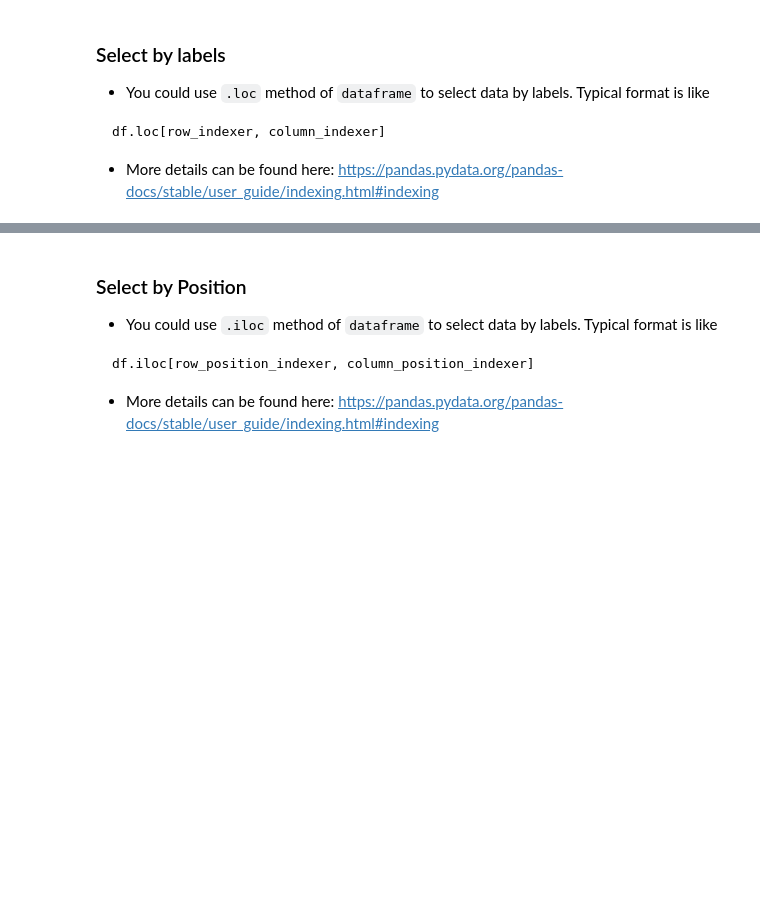
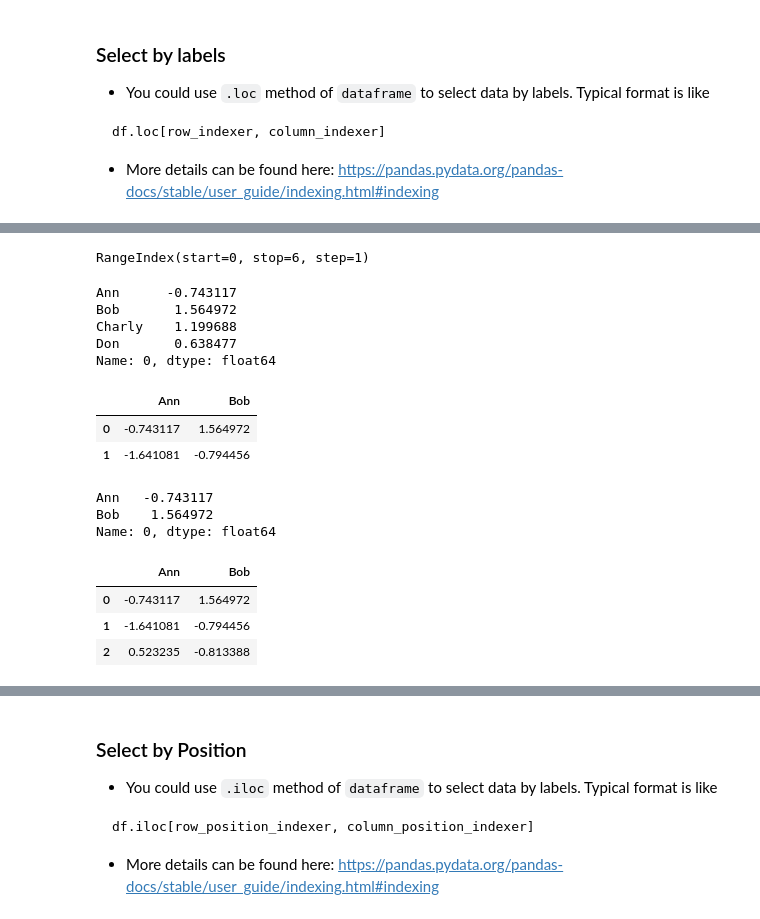
Before and after one commit to xiangshiyin/data-programming-with-python, a Jupyter notebook: 2023-fall/2023-09-19/notebook/code_demo.ipynb, the cells around one changed output, grey strips where cells are left out. Cells and saved outputs as stored; diff of their text form; code cells hidden in the pictures; blank space fills up the shorter version.

```diff
--- a/2023-fall/2023-09-19/notebook/code_demo.ipynb
+++ b/2023-fall/2023-09-19/notebook/code_demo.ipynb
@@ -541,3 +684,0 @@ dates[:6]
-# %%
-df.index = dates[:6]
-df
@@ -638,2 +937,4 @@ df
 # %%
 df.index
+# %% [output]
+RangeIndex(start=0, stop=6, step=1)
@@ -642,5 +941,22 @@ dates[0]
 # %%
 # by row label
-df.loc[dates[0]]
+df.loc[0]
+# %% [output]
+Ann      -0.743117
+Bob       1.564972
+Charly    1.199688
+Don       0.638477
+Name: 0, dtype: float64
+# %%
+# by row and column label
+df.loc[[0,1],['Ann','Bob']]
+# %% [output]
+|  | Ann | Bob |
+| 0 | -0.743117 | 1.564972 |
+| 1 | -1.641081 | -0.794456 |
 # %%
-df.loc[[dates[0]]]
+df.loc[0,['Ann','Bob']] # get a Series
+# %% [output]
+Ann   -0.743117
+Bob    1.564972
+Name: 0, dtype: float64
@@ -652,5 +963,10 @@ df.loc['2020-08-25',['Ann','Bob']] # get a Series
 # %%
-df.loc['2020-08-25':'2020-09-08',['Ann','Bob']] # note here the row for '2020-09-08' is also displayed
+df.loc[0:2,['Ann','Bob']] # note here the row for `index=2` is also displayed
+# %% [output]
+|  | Ann | Bob |
+| 0 | -0.743117 | 1.564972 |
+| 1 | -1.641081 | -0.794456 |
+| 2 | 0.523235 | -0.813388 |
 # %%
 # by column label only
 df.loc[:,['Ann']] # note that you'll get a dataframe instead of a Series
```
Also changed, not shown: parts of 143 cells of this notebook, 3 other files.
